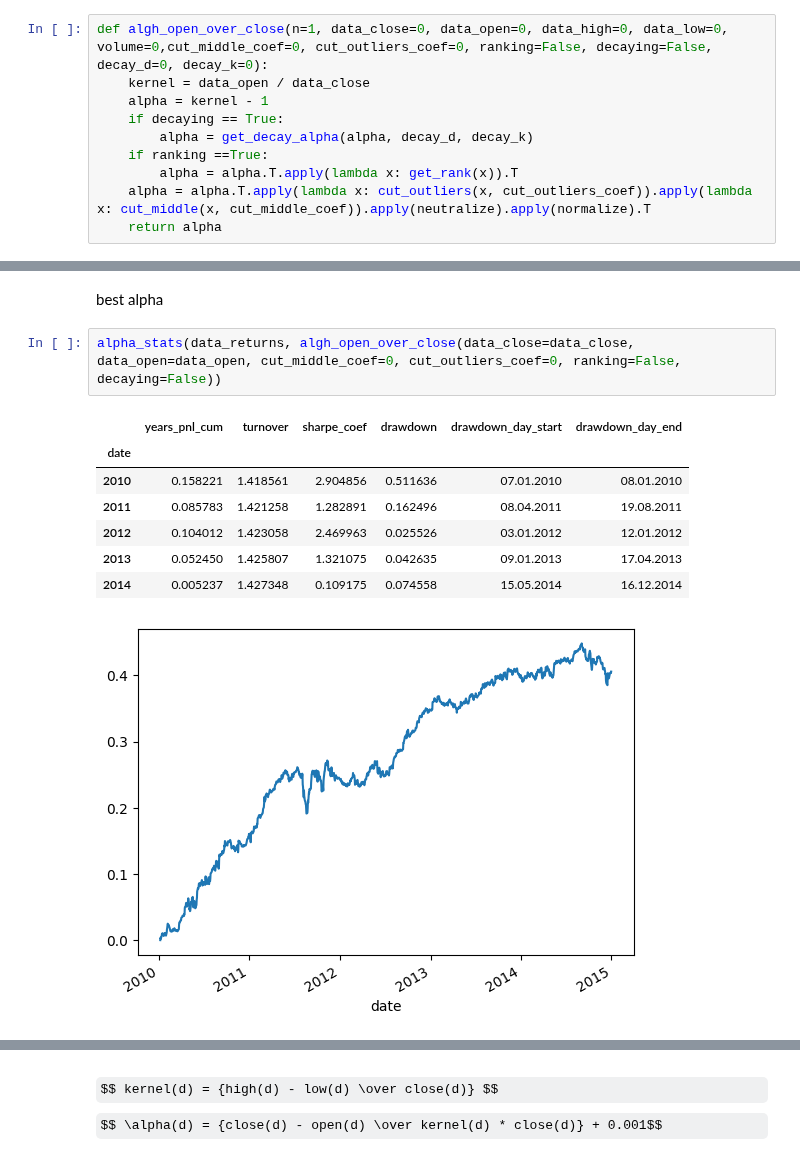
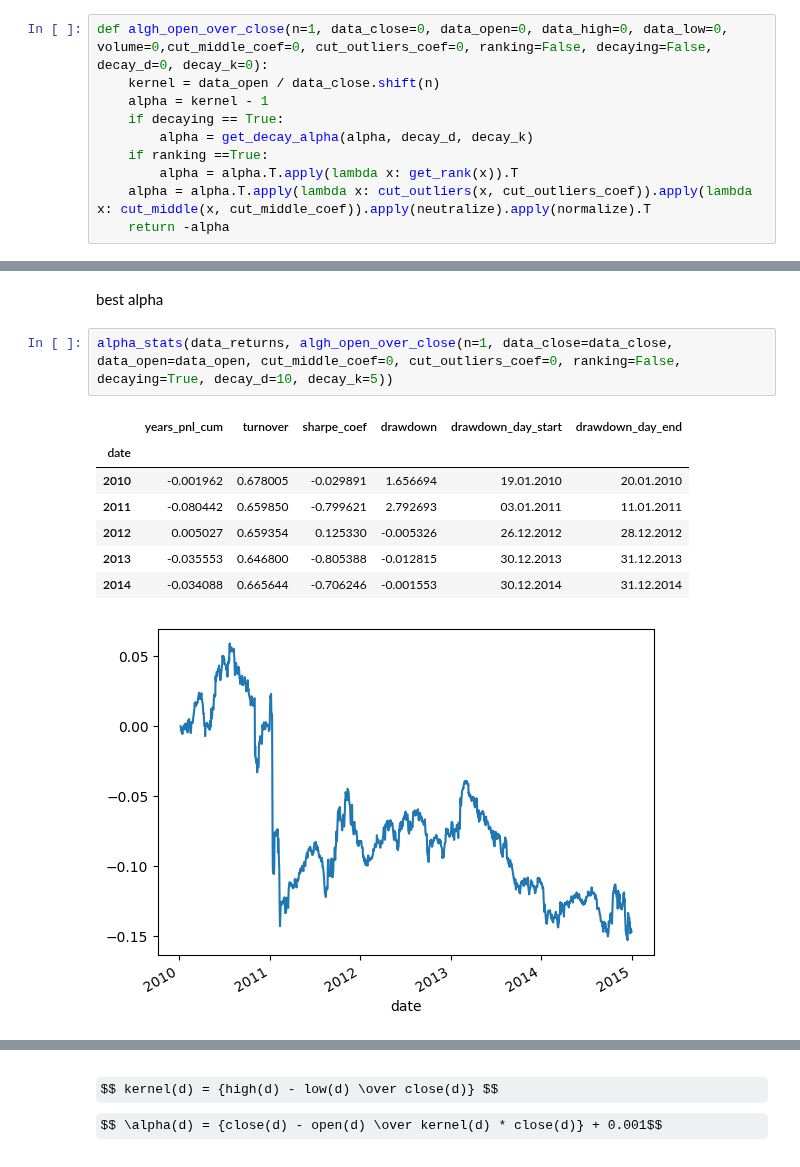
Before and after one commit to ChingisBadmaev/sirius_university, a Jupyter notebook: finding_alphas/task_list_2/main.ipynb, the cells around one changed output, grey strips where cells are left out. Cells and saved outputs as stored; diff of their text form; some formulas as TeX source.

Commit message:
finding the best alphas

```diff
--- a/finding_alphas/task_list_2/main.ipynb
+++ b/finding_alphas/task_list_2/main.ipynb
@@ -346,12 +428,12 @@ $$ kernel(d) = {open(d) \over close(d)} $$
 $$ \alpha(d) = kernel(d) - 1 $$
 # %%
 def algh_open_over_close(n=1, data_close=0, data_open=0, data_high=0, data_low=0, volume=0,cut_middle_coef=0, cut_outliers_coef=0, ranking=False, decaying=False, decay_d=0, decay_k=0):
-    kernel = data_open / data_close
+    kernel = data_open / data_close.shift(n)
     alpha = kernel - 1
     if decaying == True:
         alpha = get_decay_alpha(alpha, decay_d, decay_k)
     if ranking ==True:
         alpha = alpha.T.apply(lambda x: get_rank(x)).T
     alpha = alpha.T.apply(lambda x: cut_outliers(x, cut_outliers_coef)).apply(lambda x: cut_middle(x, cut_middle_coef)).apply(neutralize).apply(normalize).T
-    return alpha
+    return -alpha
 # %%
@@ -359,13 +444,13 @@ def algh_open_over_close(n=1, data_close=0, data_open=0, data_high=0, data_low=0
 # %% [markdown]
 best alpha
 # %%
-alpha_stats(data_returns, algh_open_over_close(data_close=data_close, data_open=data_open, cut_middle_coef=0, cut_outliers_coef=0, ranking=False, decaying=False))
+alpha_stats(data_returns, algh_open_over_close(n=1, data_close=data_close, data_open=data_open, cut_middle_coef=0, cut_outliers_coef=0, ranking=False, decaying=True, decay_d=10, decay_k=5))
 # %% [output]
 |  | years_pnl_cum | turnover | sharpe_coef | drawdown | drawdown_day_start | drawdown_day_end |
 | date |  |  |  |  |  |  |
-| 2010 | 0.158221 | 1.418561 | 2.904856 | 0.511636 | 07.01.2010 | 08.01.2010 |
-| 2011 | 0.085783 | 1.421258 | 1.282891 | 0.162496 | 08.04.2011 | 19.08.2011 |
-| 2012 | 0.104012 | 1.423058 | 2.469963 | 0.025526 | 03.01.2012 | 12.01.2012 |
-| 2013 | 0.052450 | 1.425807 | 1.321075 | 0.042635 | 09.01.2013 | 17.04.2013 |
-| 2014 | 0.005237 | 1.427348 | 0.109175 | 0.074558 | 15.05.2014 | 16.12.2014 |
+| 2010 | -0.001962 | 0.678005 | -0.029891 | 1.656694 | 19.01.2010 | 20.01.2010 |
+| 2011 | -0.080442 | 0.659850 | -0.799621 | 2.792693 | 03.01.2011 | 11.01.2011 |
+| 2012 | 0.005027 | 0.659354 | 0.125330 | -0.005326 | 26.12.2012 | 28.12.2012 |
+| 2013 | -0.035553 | 0.646800 | -0.805388 | -0.012815 | 30.12.2013 | 31.12.2013 |
+| 2014 | -0.034088 | 0.665644 | -0.706246 | -0.001553 | 30.12.2014 | 31.12.2014 |
-[figure, old version]
+[figure, new version]
```
Also changed, not shown: parts of 45 cells of this notebook.
